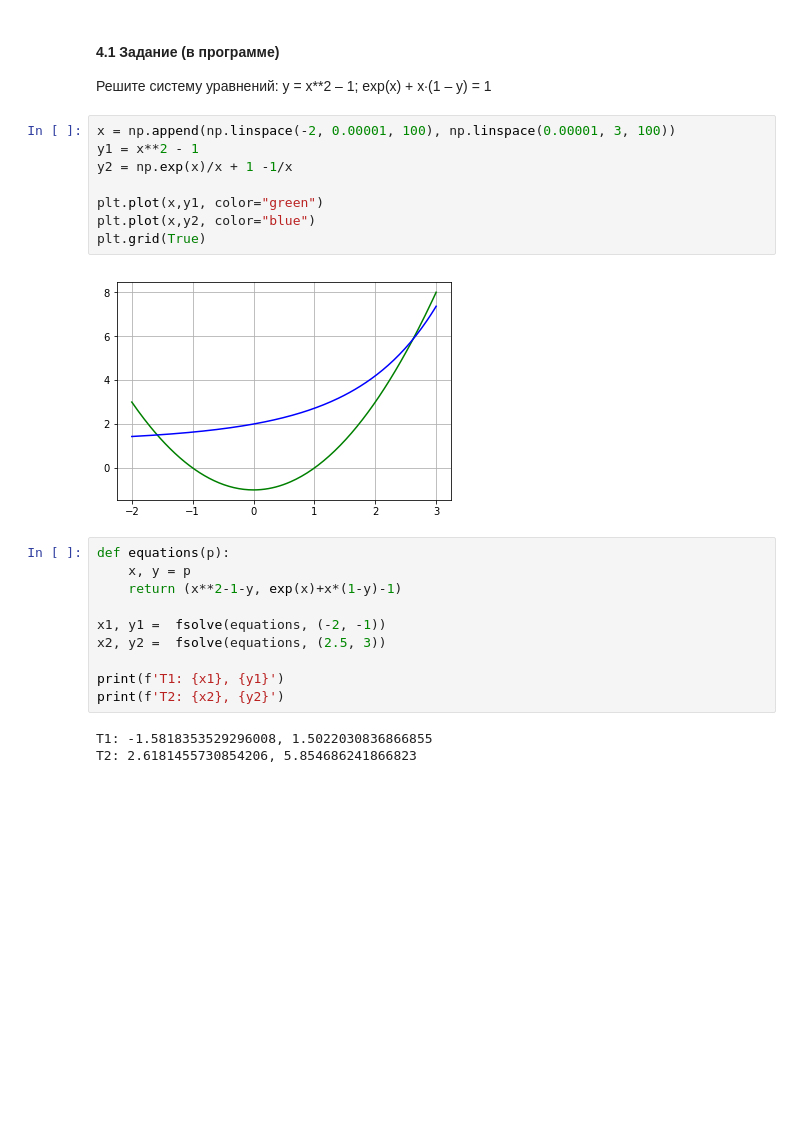
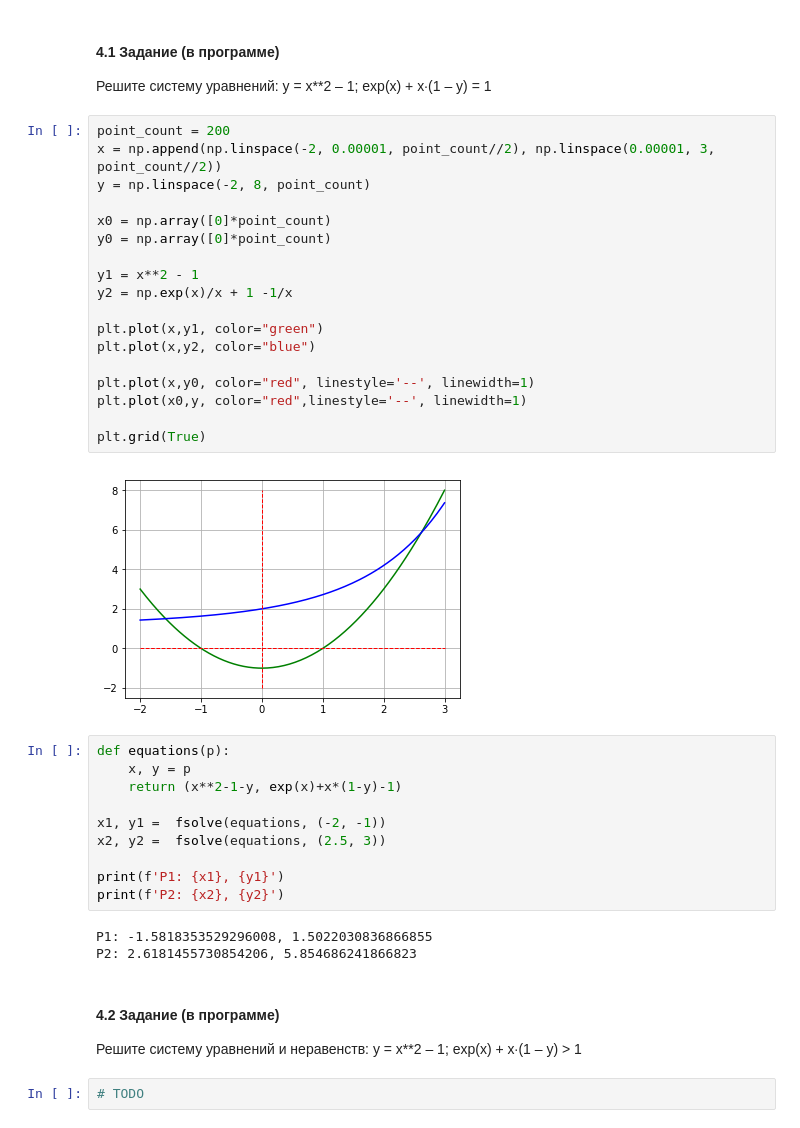
Before and after one commit to fogugy/gb_math, a Jupyter notebook: hw3/ДЗ №3.ipynb, the cells around one changed output. Cells and saved outputs as stored; diff of their text form; blank space fills up the shorter version.

```diff
--- a/hw3/ДЗ №3.ipynb
+++ b/hw3/ДЗ №3.ipynb
@@ -25,15 +25,25 @@ plt.grid(True)
 y = x**2 – 1;
 exp(x) + x∙(1 – y) = 1
 # %%
-x = np.append(np.linspace(-2, 0.00001, 100), np.linspace(0.00001, 3, 100))
+point_count = 200
+x = np.append(np.linspace(-2, 0.00001, point_count//2), np.linspace(0.00001, 3, point_count//2))
+y = np.linspace(-2, 8, point_count)
+
+x0 = np.array([0]*point_count)
+y0 = np.array([0]*point_count)
+
 y1 = x**2 - 1
 y2 = np.exp(x)/x + 1 -1/x
 
 plt.plot(x,y1, color="green")
 plt.plot(x,y2, color="blue")
+
+plt.plot(x,y0, color="red", linestyle='--', linewidth=1)
+plt.plot(x0,y, color="red",linestyle='--', linewidth=1)
+
 plt.grid(True)
 # %% [output]
-[figure, old version]
+[figure, new version]
 # %%
 def equations(p):
     x, y = p
@@ -42,8 +52,14 @@ def equations(p):
 x1, y1 =  fsolve(equations, (-2, -1))
 x2, y2 =  fsolve(equations, (2.5, 3))
 
-print(f'T1: {x1}, {y1}')
-print(f'T2: {x2}, {y2}')
+print(f'P1: {x1}, {y1}')
+print(f'P2: {x2}, {y2}')
 # %% [output]
-T1: -1.5818353529296008, 1.5022030836866855
-T2: 2.6181455730854206, 5.854686241866823
+P1: -1.5818353529296008, 1.5022030836866855
+P2: 2.6181455730854206, 5.854686241866823
+# %% [markdown]
+#### 4.2 Задание (в программе)
+Решите систему уравнений и неравенств:
+y = x**2 – 1; exp(x) + x∙(1 – y) > 1
+# %%
+# TODO
```
